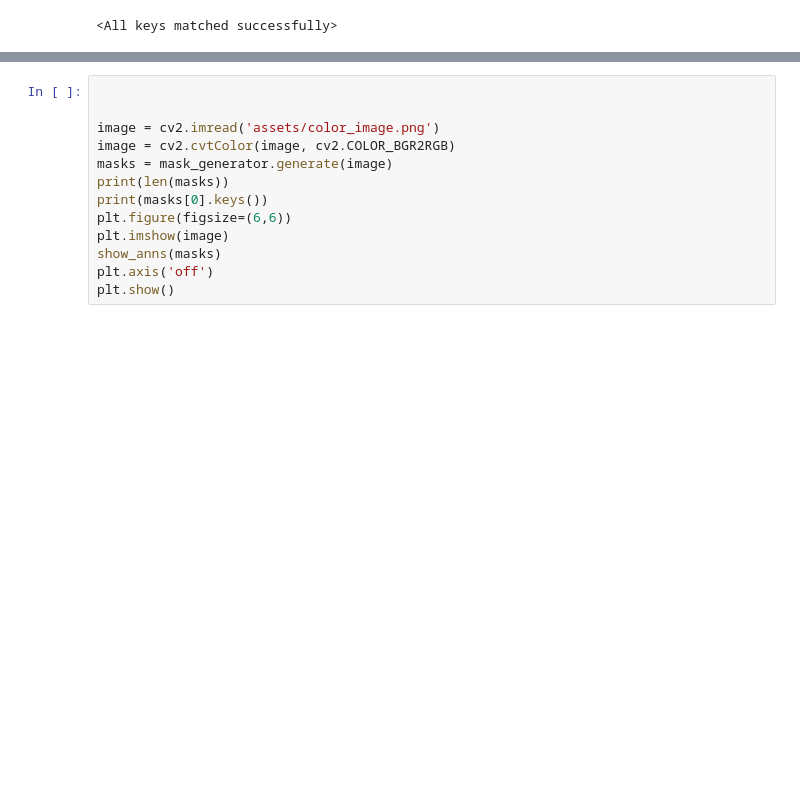
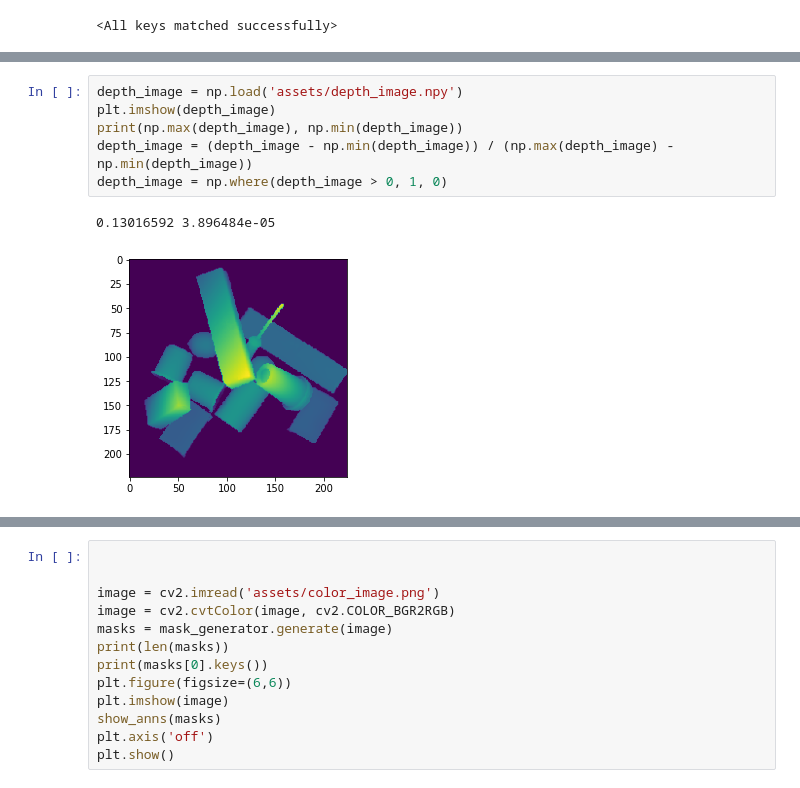
Before and after one commit to yuanmingqi/SAMG, a Jupyter notebook: test.ipynb, the cells around one changed output, grey strips where cells are left out. Saved outputs shown, nothing was run; the diff lists cells and outputs as text; blank space fills up the shorter version.

```diff
--- a/test.ipynb
+++ b/test.ipynb
@@ -158,0 +80,9 @@ for idx, num_grids in enumerate([16, 32, 64]):
+# %%
+depth_image = np.load('assets/depth_image.npy')
+plt.imshow(depth_image)
+print(np.max(depth_image), np.min(depth_image))
+depth_image = (depth_image - np.min(depth_image)) / (np.max(depth_image) - np.min(depth_image))
+depth_image = np.where(depth_image > 0, 1, 0)
+# %% [output]
+0.13016592 3.896484e-05
+[figure, added]
```
Also changed, not shown: parts of 18 cells of this notebook, 8 other files.
